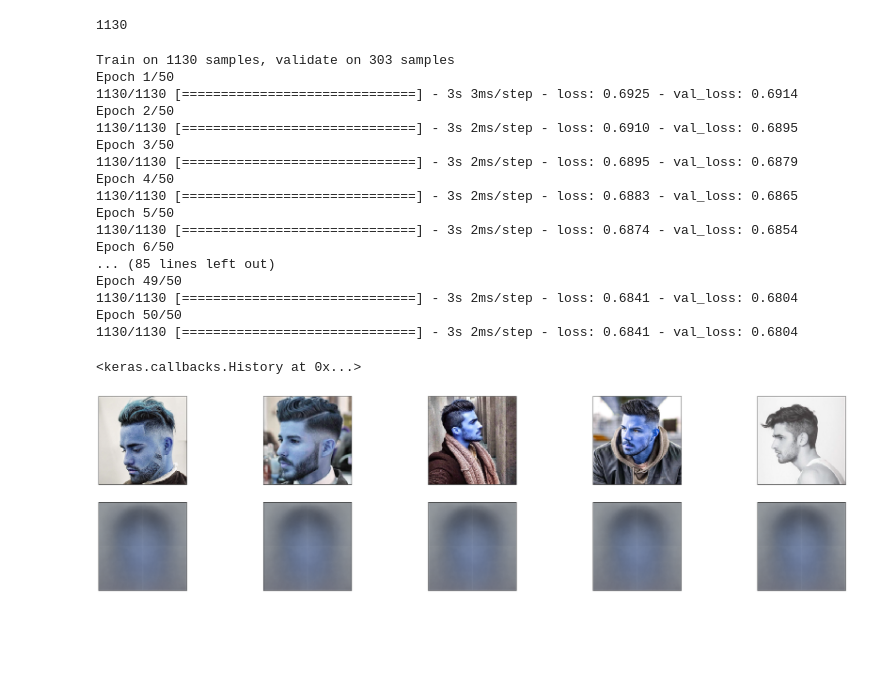
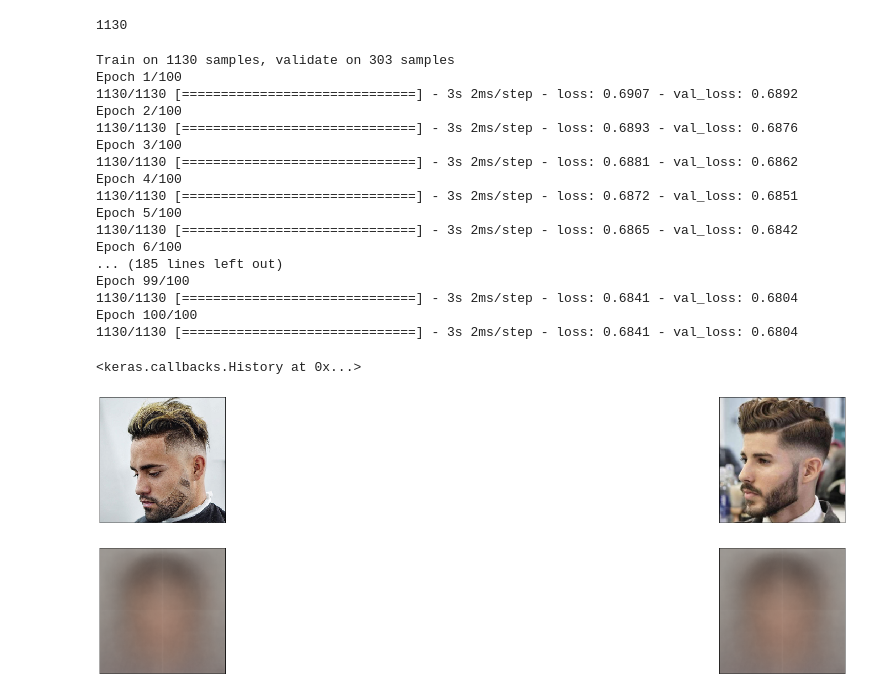
Before and after one commit to kylelee417/AI_Data_Science_Portfolio, a Jupyter notebook: VAE.ipynb, the cells around one changed output. Cells and saved outputs as stored; diff of their text form; code cells hidden in the pictures; blank space fills up the shorter version.

Commit message:
test1.0

```diff
--- a/VAE.ipynb
+++ b/VAE.ipynb
@@ -129,6 +133,10 @@ test_data = []
 for img in img_all_train:
     img = cv2.imread(str(img))
     img = cv2.resize(img, (224,224))
+    if img.shape[2] ==1:
+        img = np.dstack([img, img, img])
+    else:
+        img = cv2.cvtColor(img, cv2.COLOR_BGR2RGB)
     img = img.astype(np.float32)/255.
     train_data.append(img)
 
@@ -136,6 +144,10 @@ for img in img_all_train:
 for img in img_all_test:
     img = cv2.imread(str(img))
     img = cv2.resize(img, (224,224))
+    if img.shape[2] ==1:
+        img = np.dstack([img, img, img])
+    else:
+        img = cv2.cvtColor(img, cv2.COLOR_BGR2RGB)
     img = img.astype(np.float32)/255.
     test_data.append(img)
 
@@ -181,8 +193,8 @@ decoder = Model(encoded_input, decoder_layer(encoded_input))
 autoencoder.compile(optimizer='adam', loss='binary_crossentropy')
 # %%
 #we will flatten the 28x28 images into vectors of size 784
-x_train = train_data.reshape(len(train_data),np.prod(x_train.shape[1:]))
-x_test = test_data.reshape(len(test_data),np.prod(x_train.shape[1:]))
+x_train = train_data.reshape(len(train_data),np.prod(train_data.shape[1:]))
+x_test = test_data.reshape(len(test_data),np.prod(test_data.shape[1:]))
 print (x_train.shape)
 print (x_test.shape)
 # %% [output]
@@ -194,27 +206,27 @@ len(train_data)
 1130
 # %%
 autoencoder.fit(x_train, x_train,
-                epochs=50,
+                epochs=100,
                 batch_size=16,
                 shuffle=True,
                 validation_data=(x_test, x_test))
 # %% [output]
 Train on 1130 samples, validate on 303 samples
-Epoch 1/50
-1130/1130 [==============================] - 3s 3ms/step - loss: 0.6925 - val_loss: 0.6914
-Epoch 2/50
-1130/1130 [==============================] - 3s 2ms/step - loss: 0.6910 - val_loss: 0.6895
-Epoch 3/50
-1130/1130 [==============================] - 3s 2ms/step - loss: 0.6895 - val_loss: 0.6879
-Epoch 4/50
-1130/1130 [==============================] - 3s 2ms/step - loss: 0.6883 - val_loss: 0.6865
-Epoch 5/50
-1130/1130 [==============================] - 3s 2ms/step - loss: 0.6874 - val_loss: 0.6854
-Epoch 6/50
-... (85 lines left out)
-Epoch 49/50
+Epoch 1/100
+1130/1130 [==============================] - 3s 2ms/step - loss: 0.6907 - val_loss: 0.6892
+Epoch 2/100
+1130/1130 [==============================] - 3s 2ms/step - loss: 0.6893 - val_loss: 0.6876
+Epoch 3/100
+1130/1130 [==============================] - 3s 2ms/step - loss: 0.6881 - val_loss: 0.6862
+Epoch 4/100
+1130/1130 [==============================] - 3s 2ms/step - loss: 0.6872 - val_loss: 0.6851
+Epoch 5/100
+1130/1130 [==============================] - 3s 2ms/step - loss: 0.6865 - val_loss: 0.6842
+Epoch 6/100
+... (185 lines left out)
+Epoch 99/100
 1130/1130 [==============================] - 3s 2ms/step - loss: 0.6841 - val_loss: 0.6804
-Epoch 50/50
+Epoch 100/100
 1130/1130 [==============================] - 3s 2ms/step - loss: 0.6841 - val_loss: 0.6804
 <keras.callbacks.History at 0x...>
 # %%
@@ -225,21 +237,21 @@ decoded_imgs = decoder.predict(encoded_imgs)
 # %%
 # use Matplotlib (don't ask)
 import matplotlib.pyplot as plt
 
-n = 5  # how many digits we will display
+n = 2  # how many digits we will display
 plt.figure(figsize=(40, 10))
 for i in range(n):
     # display original
     ax = plt.subplot(2, n, i + 1)
     plt.imshow(x_test[i].reshape(224,224,3))
     ax.get_xaxis().set_visible(False)
     ax.get_yaxis().set_visible(False)
 
     # display reconstruction
     ax = plt.subplot(2, n, i + 1 + n)
     plt.imshow(decoded_imgs[i].reshape(224, 224,3))
     ax.get_xaxis().set_visible(False)
     ax.get_yaxis().set_visible(False)
 plt.show()
 # %% [output]
-[figure, old version]
+[figure, new version]
```
Also changed, not shown: parts of 2 cells of this notebook.
